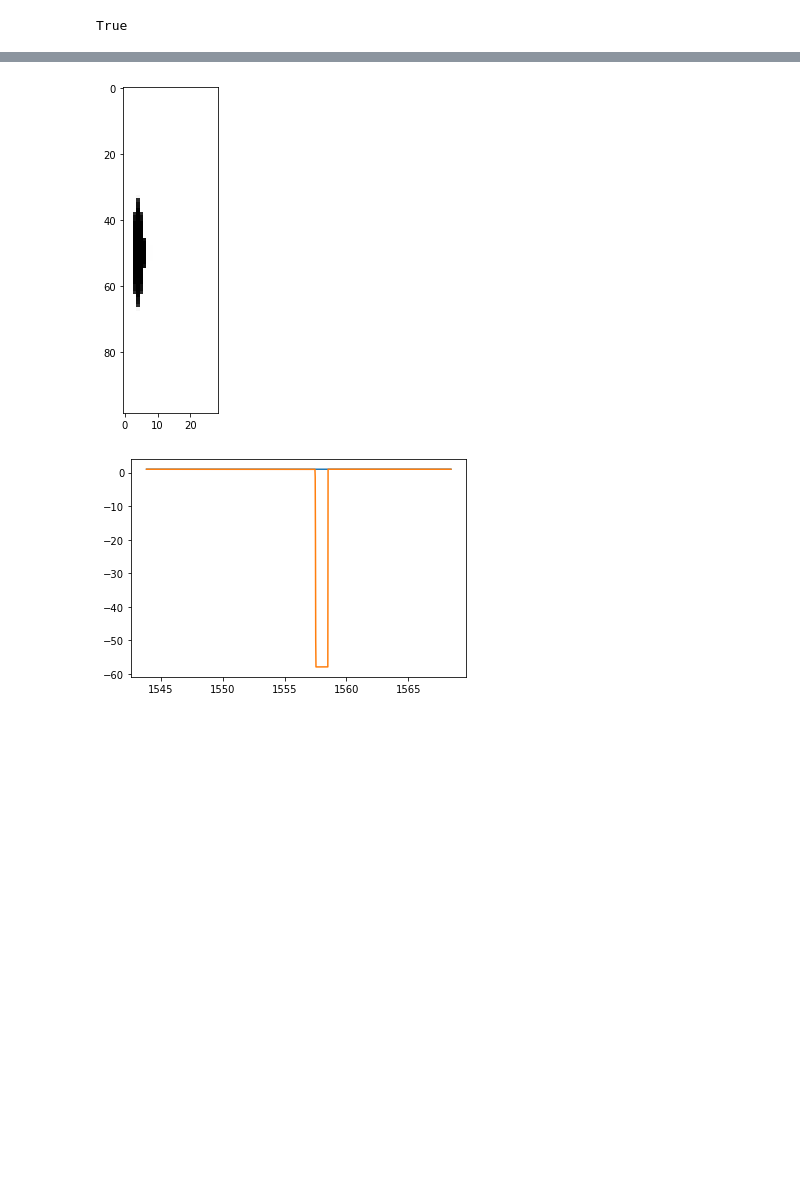
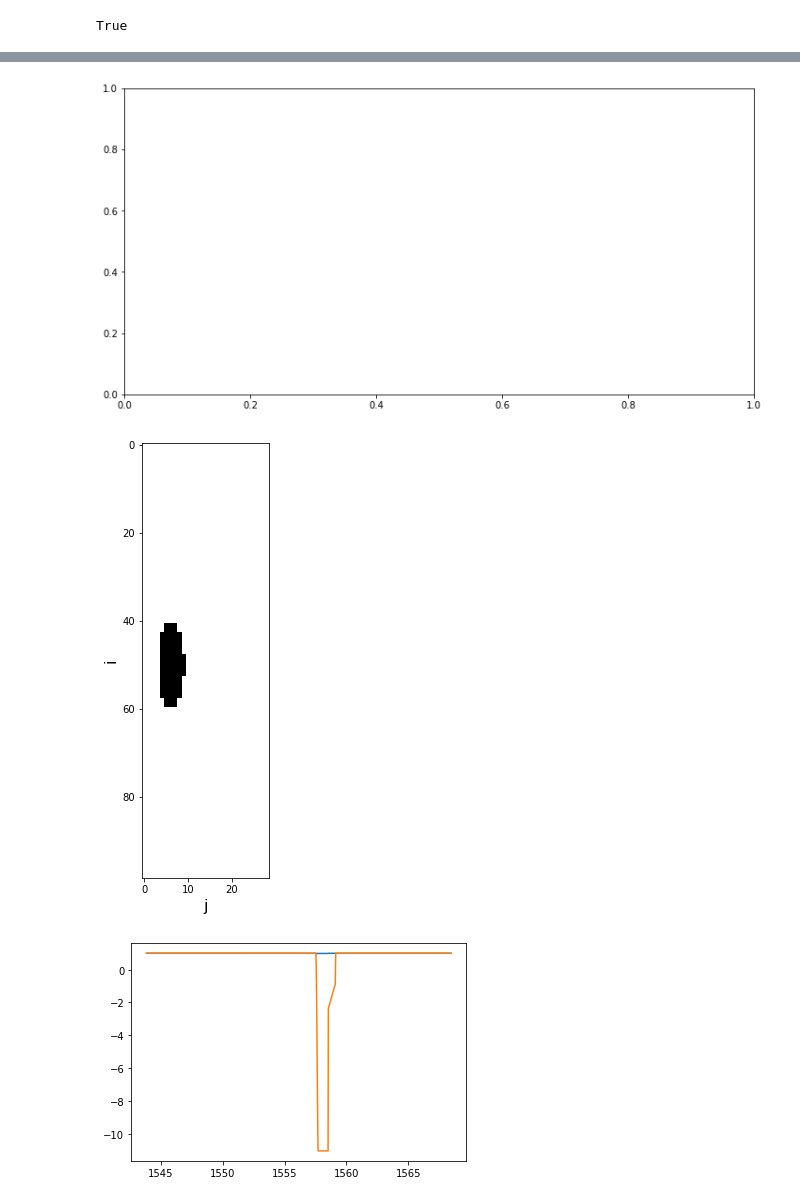
Before and after one commit to joshua-bromley/tessSignalInjection, a Jupyter notebook: mcmc/simpleSampler.ipynb, the cells around one changed output, grey strips where cells are left out. Drawn from its saved outputs; the diff is of its cells as text; code cells hidden in the pictures; blank space fills up the shorter version.

```diff
--- a/mcmc/simpleSampler.ipynb
+++ b/mcmc/simpleSampler.ipynb
@@ -171,7 +172,7 @@ def mhMcmc(theta0, cov, steps, times, flux, fluxErr):
         lnProb1 = logProbability([12,proposal[0],proposal[1],0,proposal[2],proposal[3]],times,flux,fluxErr)
         ratio = np.exp(lnProb1 - lnProb0)
         r = np.random.uniform()
-        #wandb.log({"Proposal X Dimension":proposal[1],"Proposal Y Dimension":proposal[2],"Proposal Velocity":proposal[4],"Proposal tRef":proposal[5],"Proposal Log Probability":lnProb1},commit = False)
+        wandb.log({"Proposal X Dimension":proposal[0],"Proposal Y Dimension":proposal[1],"Proposal Velocity":proposal[2],"Proposal tRef":proposal[3],"Proposal Log Probability":lnProb1},commit = False)
 
         if ratio > r:
             accepted += 1
@@ -182,7 +183,7 @@ def mhMcmc(theta0, cov, steps, times, flux, fluxErr):
             lnProbPos[step] = lnProbPos[step-1]
 
         acceptanceRatio[step] = float(accepted)/steps
-        #wandb.log({"X Dimension":positions[step][1],"Y Dimension":positions[step][2],"Velocity":positions[step][4],"tRef":positions[step][5],"Log Probability":lnProbPos[step],"Acceptance Ratio":acceptanceRatio[step]})
+        wandb.log({"X Dimension":positions[step][0],"Y Dimension":positions[step][1],"Velocity":positions[step][2],"tRef":positions[step][3],"Log Probability":lnProbPos[step],"Acceptance Ratio":acceptanceRatio[step]})
     return (positions, lnProbPos, acceptanceRatio)
 # %%
 def proposeJumptRef(theta, cov):
@@ -224,10 +225,10 @@ def tRefMcmc(theta0, cov, steps, times, flux, fluxErr):
     return (positions, lnProbPos, acceptanceRatio)
 # %%
 times, flux, fluxErr = getData("tesslc_1420332000000")
-cov = [0,1,1,1,0.1,np.std(times)/10]
-theta0 = [12,4,10,0,2,1559]
-#wandb.init(project = "mcmc", config={"Sides":theta0[0],"Radius":cov[1],"Rotation":cov[2],"Stretch":cov[3],"Velocity":cov[4],"tRef":cov[5]})
+cov = [0,0.5,0.5,0,0.1,np.std(times)/50]
+theta0 = [12,4.5,12,0,2,1559]
+wandb.init(project = "mcmc_1", config={"Sides":theta0[0],"X Dimension":cov[1],"Y Dimension":cov[2],"Velocity":cov[4],"tRef":cov[5]})
 positions, lnProbPos, acceptanceRatio = mhMcmc(theta0, cov,1000, times, flux, fluxErr)
-##wandb.finish()
+wandb.finish()
 print(positions[-1])
 # %% [output]
@@ -235,9 +277,10 @@ print(positions[-1])
 # %%
 #wandb.finish()
 # %%
-fig, ax = plt.subplots(4,1, figsize = (10,12))
+fig, ax = plt.subplots(5,1, figsize = (10,12))
 for i in range(4):
     ax[i].plot(positions[:,i],'o-')
+ax[4].plot(lnProbPos,'o-')
 fig.tight_layout()
 plt.show()
 # %% [output]
@@ -245,39 +288,44 @@ plt.show()
 # %%
 fig, ax = plt.subplots(figsize = (12,6))
 xdim, ydim, velocity, tRef = positions[-1]
 points = generatePoints(12,xdim, ydim,xdim + 2,50,)
 pointsList = [points]
 grid = []
 
 for i in range(100):
     for j in range(30):
         grid.append((i,j))
 planetGrid = fillShape(grid,pointsList)
 
+
+occult = TransitingImage(opacitymat = planetGrid, v = velocity, t_ref = tRef, t_arr = times)
+occult.plot_grid()
+
+
 for position in positions:
     xdim, ydim, velocity, tRef = position
-    points = generatePoints(12,xdim, ydim,xdim + 2,50,)
+    points = generatePoints(12,xdim, ydim,xdim + 2,50)
     pointsList = [points]
     grid = []
     for i in range(100):
         for j in range(30):
             grid.append((i,j))
     planetGrid += fillShape(grid,pointsList)
 
-ax.imshow(planetGrid, cmap = 'Greys')
+ax.imshow(planetGrid, cmap = 'Greys', norm = colors.Normalize(0,1000))
 plt.show()
 # %% [output]
-[figure, old version]
+[figure, new version]
+[figure, added]
 # %%
-planet = TransitingImage(opacitymat = planetGrid, v = velocity, t_ref = tRef, t_arr = times)
-planetLC, overlapTimes = planet.gen_LC(t_arr = times)
+planetLC, overlapTimes = occult.gen_LC(t_arr = times)
 planetLC, newTimes = extendLC(planetLC, overlapTimes, times)
 fig, ax = plt.subplots()
 ax.plot(times,flux)
 ax.plot(times, planetLC)
 plt.show()
 # %% [output]
-[figure, old version]
+[figure, new version]
 # %%
 fig, ax = plt.subplots(4,1)
 for i in range(4):
```
Also changed, not shown: parts of 5 cells of this notebook, 1 other file.
